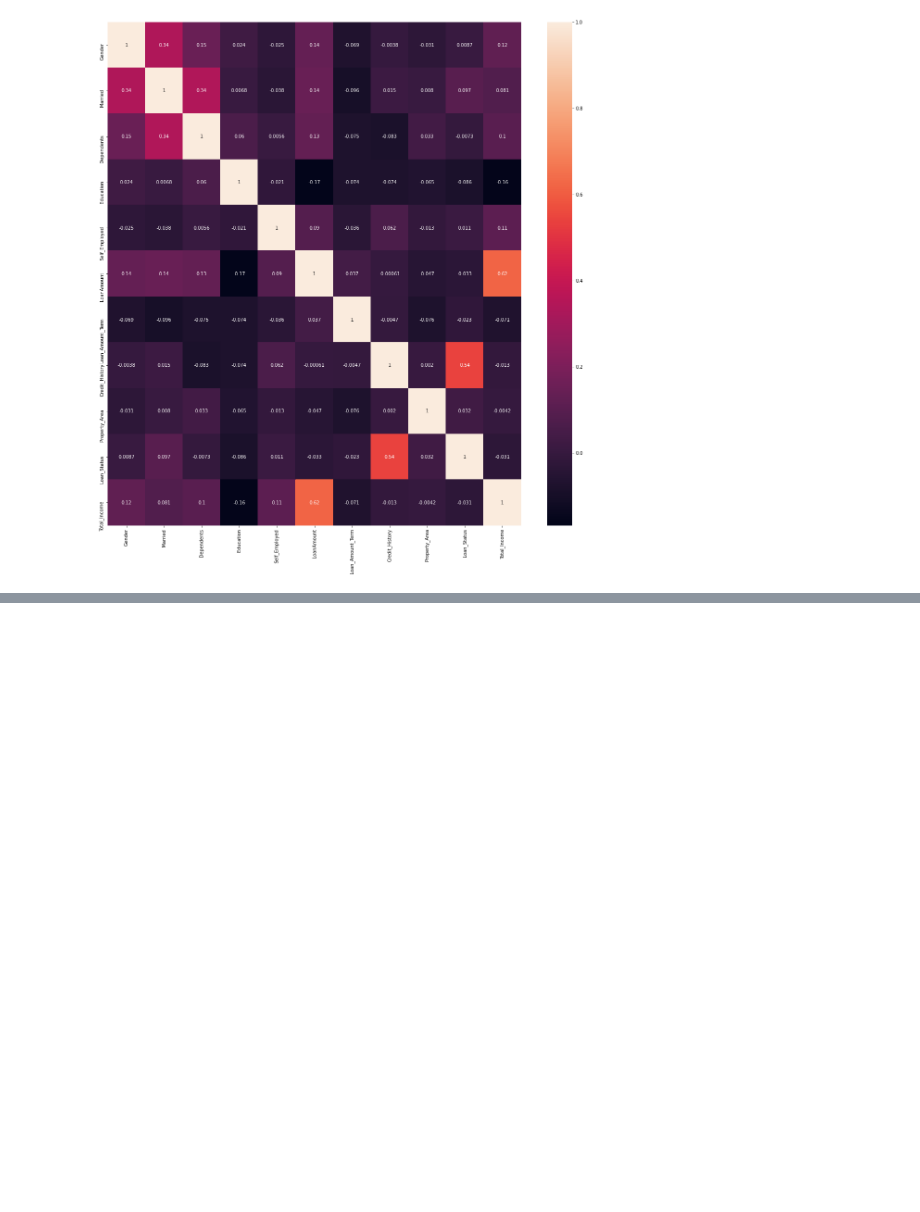
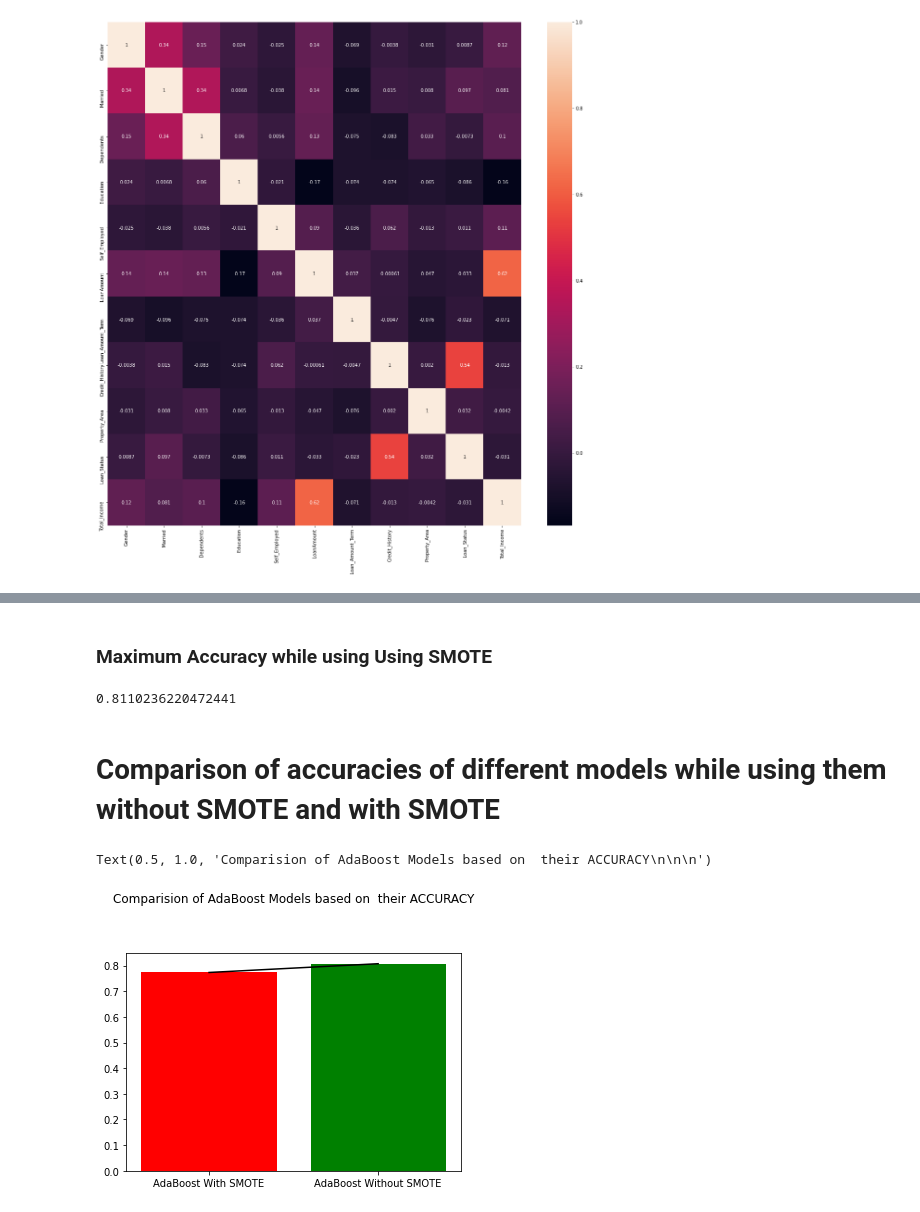
Before and after one commit to ashu741/HomeLoanPrediction, a Jupyter notebook: HomeLoanPrediction.ipynb, the cells around one changed output, grey strips where cells are left out. Cells and saved outputs as stored; diff of their text form; code cells hidden in the pictures; blank space fills up the shorter version.

```diff
--- a/HomeLoanPrediction.ipynb
+++ b/HomeLoanPrediction.ipynb
@@ -616,0 +629,15 @@ Text(0.5, 1.0, 'Comparision of Models based on  their ACCURACY while using SMOTE
+# %% [markdown]
+### Maximum Accuracy while using Using SMOTE
+# %%
+print(max(accuracy_bada,accuracy_brf,accuracy_blr,accuracy_bdsc,accuracy_bknn,accuracy_bsvm))
+# %% [output]
+0.8110236220472441
+# %% [markdown]
+# Comparison of accuracies of different models while using them without SMOTE and with SMOTE
+# %%
+plt.bar(['AdaBoost With SMOTE','AdaBoost Without SMOTE'],[accuracy_ada,accuracy_bada],color=['red','green'])
+plt.plot([accuracy_ada,accuracy_bada],color='black')
+plt.title('Comparision of AdaBoost Models based on  their ACCURACY\n\n\n')
+# %% [output]
+Text(0.5, 1.0, 'Comparision of AdaBoost Models based on  their ACCURACY\n\n\n')
+[figure, added]
```
Also changed, not shown: parts of 89 cells of this notebook.
